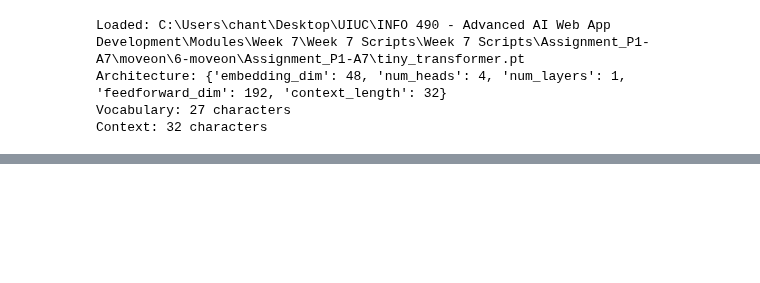
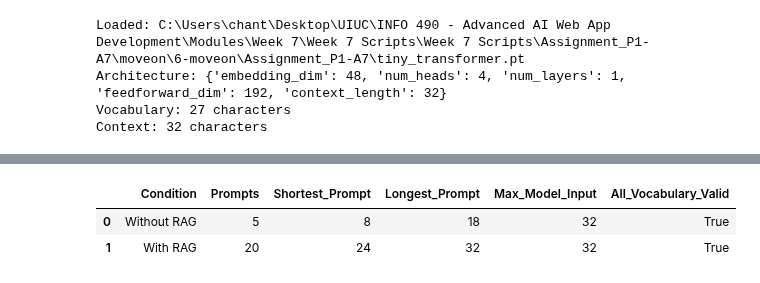
Before and after one commit to AnniecTW/6-moveon, a Jupyter notebook: Assignment_P1-A7/assignment_P1-A7_RAG.ipynb, the cells around one changed output, grey strips where cells are left out. Cells and saved outputs as stored; diff of their text form; code cells hidden in the pictures; blank space fills up the shorter version.

```diff
--- a/Assignment_P1-A7/assignment_P1-A7_RAG.ipynb
+++ b/Assignment_P1-A7/assignment_P1-A7_RAG.ipynb
@@ -333,0 +455,91 @@ Generated 20 responses with the unchanged Part 1 SLM.
+# %%
+baseline_audit = baseline_df[[
+    "Question", "Visible Prompt", "Prompt Characters", "Vocabulary Valid",
+    "Max Model Input Characters"
+]].assign(Condition="Without RAG", **{"Top-K": 0})
+rag_audit = rag_df[[
+    "Question", "Top-K", "Visible Prompt", "Prompt Characters",
+    "Vocabulary Valid", "Max Model Input Characters"
+]].assign(Condition="With RAG")
+prompt_audit_df = pd.concat([baseline_audit, rag_audit], ignore_index=True)
+
+assert len(prompt_audit_df) == 25
+assert prompt_audit_df["Vocabulary Valid"].all()
+assert prompt_audit_df["Prompt Characters"].between(1, CONTEXT_LENGTH).all()
+assert prompt_audit_df["Max Model Input Characters"].between(1, CONTEXT_LENGTH).all()
+for row in prompt_audit_df.to_dict("records"):
+    encode_slm_prompt(row["Visible Prompt"])
+assert all(
+    row["Question Cue"] == baseline_df.loc[
+        baseline_df["Question"] == row["Question"], "Question Cue"
+    ].iloc[0]
+    for row in rag_df.to_dict("records")
+)
+assert all(torch.equal(checkpoint_weights[name], tensor)
+           for name, tensor in model.state_dict().items())
+
+compatibility_summary_df = prompt_audit_df.groupby("Condition", sort=False).agg(
+    Prompts=("Question", "size"),
+    Shortest_Prompt=("Prompt Characters", "min"),
+    Longest_Prompt=("Prompt Characters", "max"),
+    Max_Model_Input=("Max Model Input Characters", "max"),
+    All_Vocabulary_Valid=("Vocabulary Valid", "all"),
+).reset_index()
+display(compatibility_summary_df)
+
+used_book_ids = {book_id for ids in rag_df["Retrieved Book IDs"] for book_id in ids}
+tokenizer_rows = [
+    {"source": row["Question"], "field": "question cue", **row["Question Normalization"]}
+    for row in baseline_df.to_dict("records")
+]
+tokenizer_rows += [
+    {"source": book["book_id"], "field": "retrieved author", **book["author_normalization"]}
+    for book in book_records if book["book_id"] in used_book_ids
+]
+tokenizer_audit_df = pd.DataFrame(tokenizer_rows)
+lossy_normalization_df = tokenizer_audit_df[
+    tokenizer_audit_df["unicode_changed"] | (tokenizer_audit_df["replacement_count"] > 0)
+]
+print("Tokenizer audit:", len(tokenizer_audit_df), "distinct cue/author fields used in prompts.")
+if lossy_normalization_df.empty:
+    print("These selected fields needed only lowercasing; no Unicode changes or unsupported replacements.")
+else:
+    display(lossy_normalization_df[[
+        "source", "field", "original_text", "normalized_text",
+        "unicode_changed", "unsupported_replaced", "replacement_count"
+    ]])
+
+# Ground truth is read only AFTER generation and is used only for evaluation.
+expected_authors = {}
+for question_id, question in BASELINE_QUESTIONS:
+    requested_title = question.split("Who wrote ", 1)[1].rstrip(" ?")
+    matches = [book for book in book_records if book["title"].casefold() == requested_title.casefold()]
+    assert len(matches) == 1
+    expected_authors[question_id] = matches[0]["author"]
+
+def contains_expected_author(question_id, response):
+    def letters(text):
+        normalized, _ = normalize_for_slm(text)
+        return "".join(char for char in normalized if char.isalpha())
+    return letters(expected_authors[question_id]) in letters(response)
+
+baseline_df["Correct Author Present"] = [
+    contains_expected_author(row["Question"], row["SLM Response Without RAG"])
+    for row in baseline_df.to_dict("records")
+]
+rag_df["Correct Author Present"] = [
+    contains_expected_author(row["Question"], row["Generated Response"])
+    for row in rag_df.to_dict("records")
+]
+changed_responses = sum(
+    row["Generated Response"] != baseline_df.loc[
+        baseline_df["Question"] == row["Question"], "SLM Response Without RAG"
+    ].iloc[0] for row in rag_df.to_dict("records")
+)
+print("Correct author present:", int(baseline_df["Correct Author Present"].sum()),
+      "of 5 baseline responses;", int(rag_df["Correct Author Present"].sum()), "of 20 RAG responses.")
+print("PASS: every actual model input stayed within the checkpoint's context and vocabulary; weights unchanged.")
+# %% [output]
+|  | Condition | Prompts | Shortest_Prompt | Longest_Prompt | Max_Model_Input | All_Vocabulary_Valid |
+| 0 | Without RAG | 5 | 8 | 18 | 32 | True |
+| 1 | With RAG | 20 | 24 | 32 | 32 | True |
```
Also changed, not shown: parts of 11 cells of this notebook, 1 other file.
